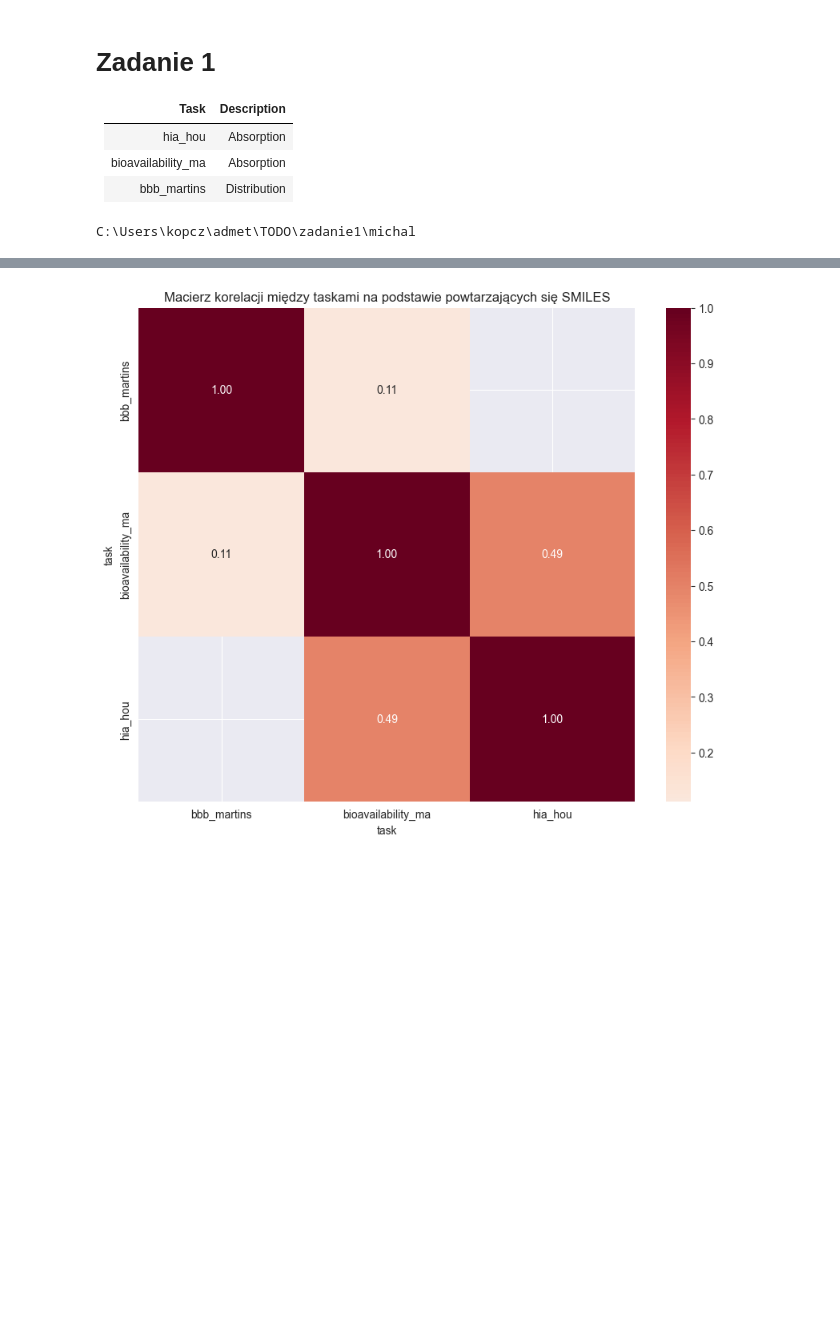
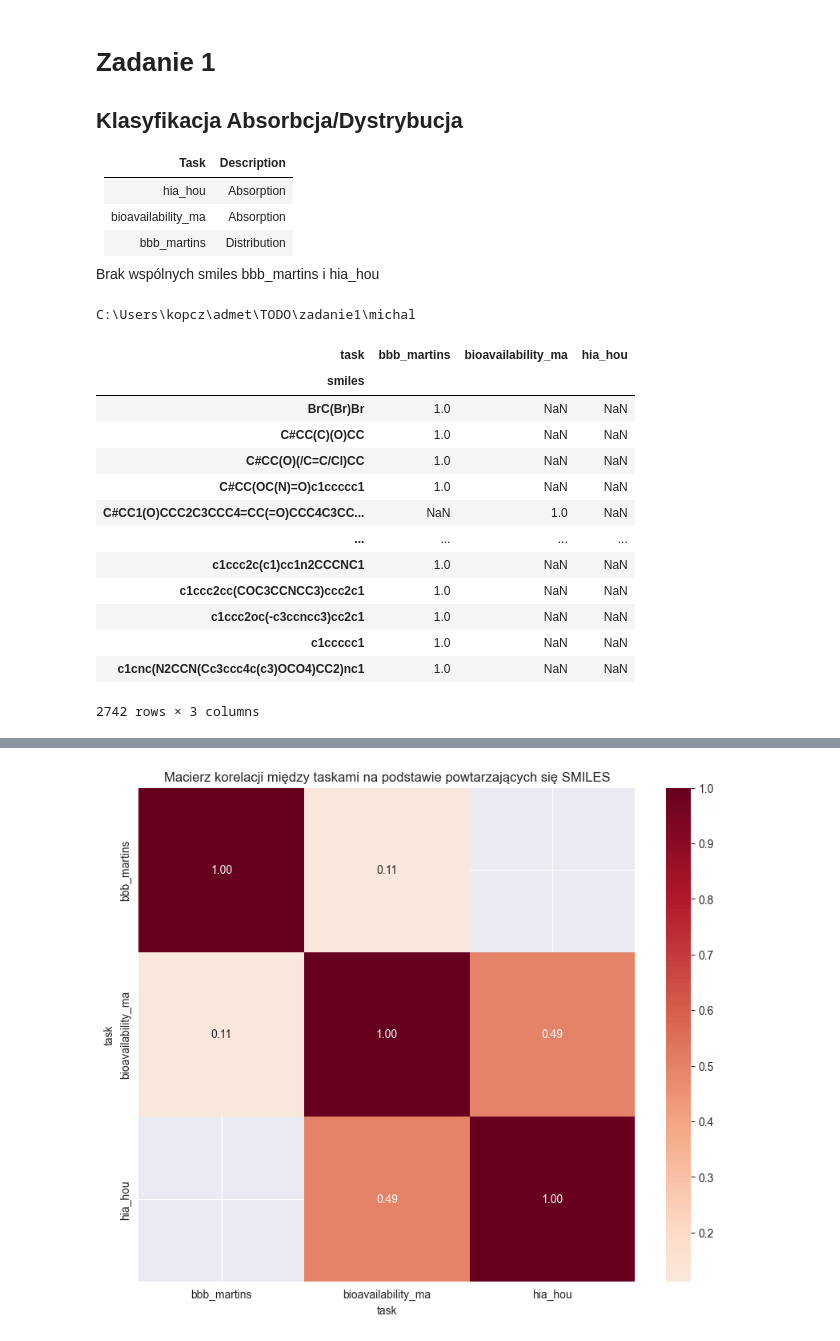
Before and after one commit to FBI223/ADMET_MULTI_TASK_LEARNING, a Jupyter notebook: TODO/zadanie1/michal/zad1.ipynb, the cells around one changed output, grey strips where cells are left out. Cells and saved outputs as stored; diff of their text form; code cells hidden in the pictures; blank space fills up the shorter version.

```diff
--- a/TODO/zadanie1/michal/zad1.ipynb
+++ b/TODO/zadanie1/michal/zad1.ipynb
@@ -1,19 +1,40 @@
 # %% [markdown]
 # Zadanie 1
+## Klasyfikacja Absorbcja/Dystrybucja
 
 | Task | Description |
 |------|-------------|
 | hia_hou | Absorption |
 | bioavailability_ma | Absorption |
 | bbb_martins | Distribution |
+
+Brak wspólnych smiles bbb_martins i hia_hou
 # %%
 import pandas as pd
 from os import getcwd
 import seaborn as sns
 import matplotlib.pyplot as plt
 print(getcwd())
 
 df = pd.read_parquet('./../../../dataset.parquet')
 df = df[df['task'].isin(['hia_hou', 'bioavailability_ma', 'bbb_martins'])]
+
+df_wide = df.pivot_table(index='smiles', columns='task', values='label')
+
+df_wide
 # %% [output]
 C:\Users\kopcz\admet\TODO\zadanie1\michal
+| task | bbb_martins | bioavailability_ma | hia_hou |
+| smiles |  |  |  |
+| BrC(Br)Br | 1.0 | NaN | NaN |
+| C#CC(C)(O)CC | 1.0 | NaN | NaN |
+| C#CC(O)(/C=C/Cl)CC | 1.0 | NaN | NaN |
+| C#CC(OC(N)=O)c1ccccc1 | 1.0 | NaN | NaN |
+| C#CC1(O)CCC2C3CCC4=CC(=O)CCC4C3CC... | NaN | 1.0 | NaN |
+| ... | ... | ... | ... |
+| c1ccc2c(c1)cc1n2CCCNC1 | 1.0 | NaN | NaN |
+| c1ccc2cc(COC3CCNCC3)ccc2c1 | 1.0 | NaN | NaN |
+| c1ccc2oc(-c3ccncc3)cc2c1 | 1.0 | NaN | NaN |
+| c1ccccc1 | 1.0 | NaN | NaN |
+| c1cnc(N2CCN(Cc3ccc4c(c3)OCO4)CC2)nc1 | 1.0 | NaN | NaN |
+2742 rows × 3 columns
```
Also changed, not shown: parts of 7 cells of this notebook.
